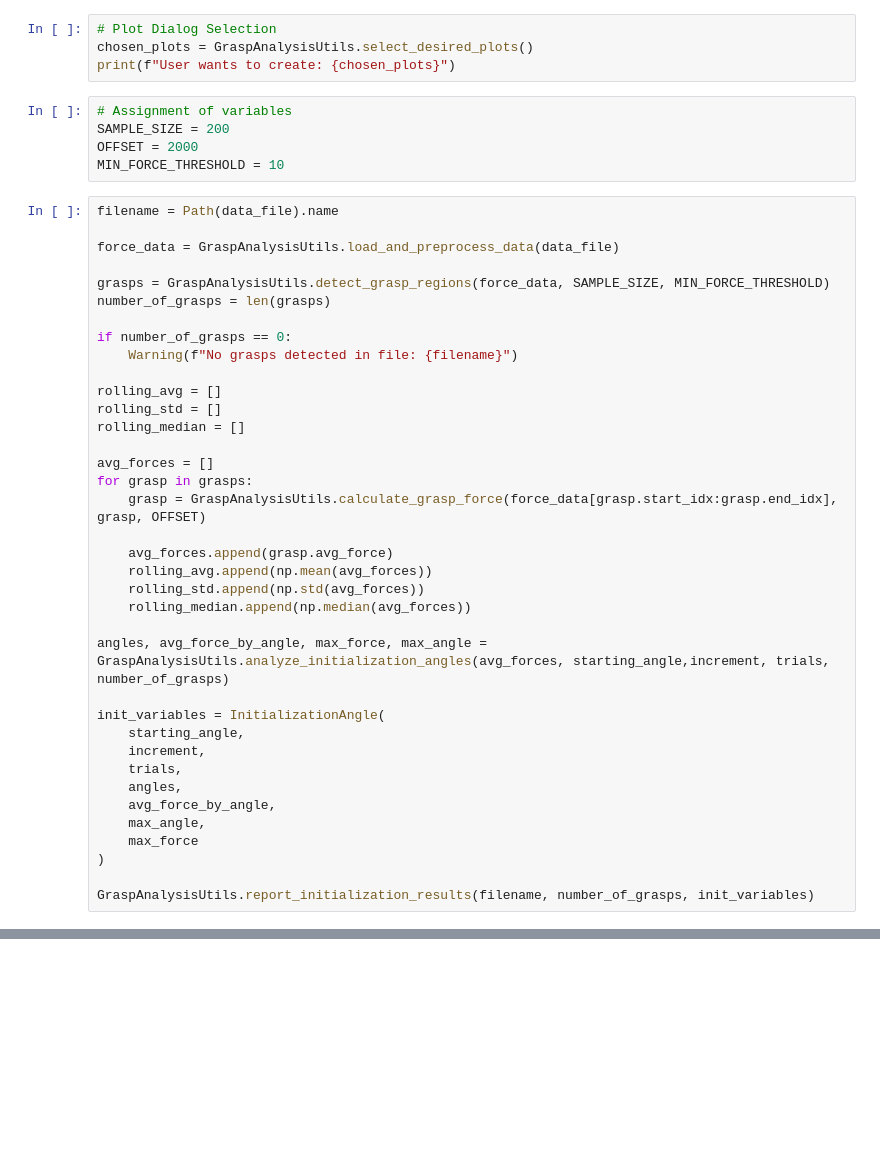
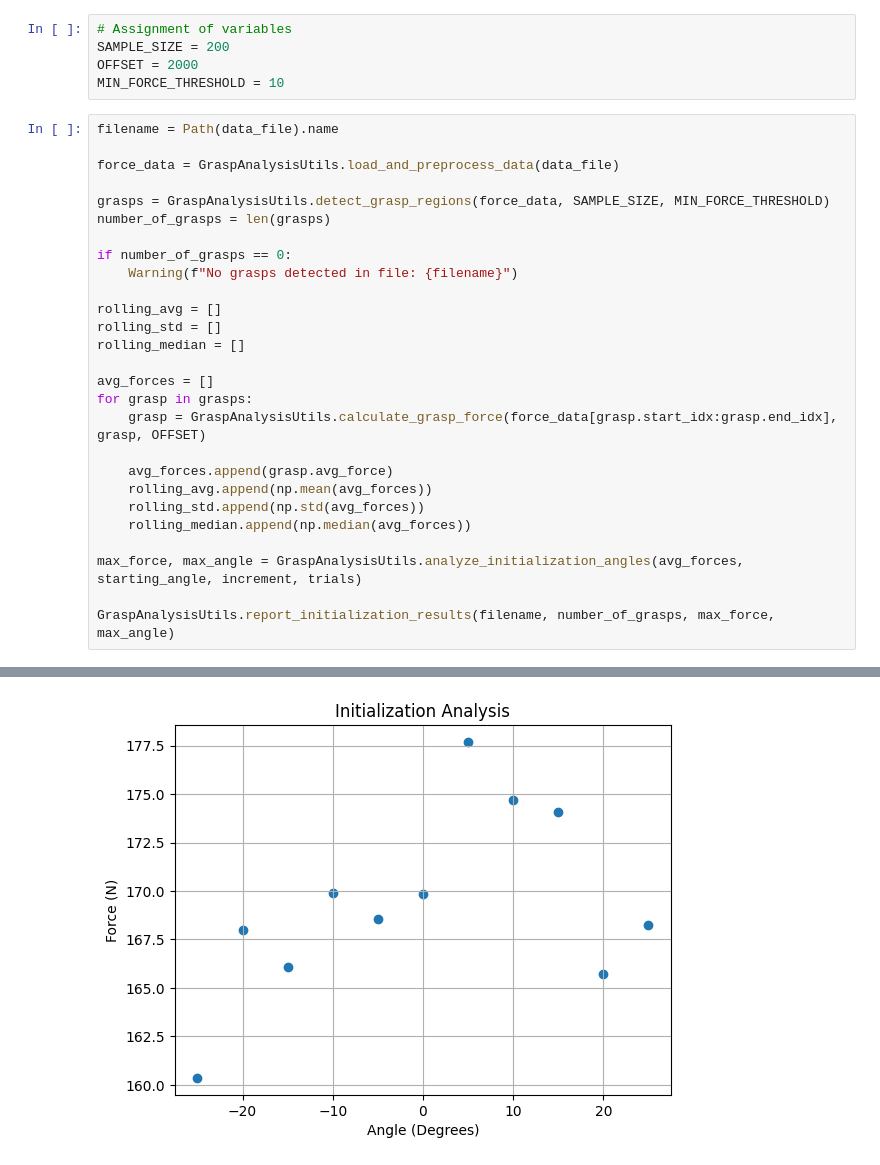
Before and after one commit to usnistgov/astm_grasp_strength_analysis, a Jupyter notebook: grasp_strength_analysis/initialization.ipynb, the cells around one changed output, grey strips where cells are left out. Saved outputs shown, nothing was run; the diff lists cells and outputs as text; blank space fills up the shorter version.

```diff
--- a/grasp_strength_analysis/initialization.ipynb
+++ b/grasp_strength_analysis/initialization.ipynb
@@ -15,7 +20,3 @@ starting_angle, increment, trials = GraspAnalysisUtils.get_initialization_parame
-# %%
-# Plot Dialog Selection
-chosen_plots = GraspAnalysisUtils.select_desired_plots()
-print(f"User wants to create: {chosen_plots}")
 # %%
 # Assignment of variables
 SAMPLE_SIZE = 200
@@ -45,16 +46,7 @@ for grasp in grasps:
     rolling_std.append(np.std(avg_forces))
     rolling_median.append(np.median(avg_forces))
 
-angles, avg_force_by_angle, max_force, max_angle = GraspAnalysisUtils.analyze_initialization_angles(avg_forces, starting_angle,increment, trials, number_of_grasps)
+max_force, max_angle = GraspAnalysisUtils.analyze_initialization_angles(avg_forces, starting_angle, increment, trials)
 
-init_variables = InitializationAngle(
-    starting_angle,
-    increment,
-    trials,
-    angles,
-    avg_force_by_angle,
-    max_angle,
-    max_force
-)
-
-GraspAnalysisUtils.report_initialization_results(filename, number_of_grasps, init_variables)
+GraspAnalysisUtils.report_initialization_results(filename, number_of_grasps, max_force, max_angle)
+# %% [output]
@@ -60,0 +70 @@ GraspAnalysisUtils.report_initialization_results(filename, number_of_grasps, ini
+[figure, added]
```
Also changed, not shown: parts of 4 cells of this notebook, 3 other files.
